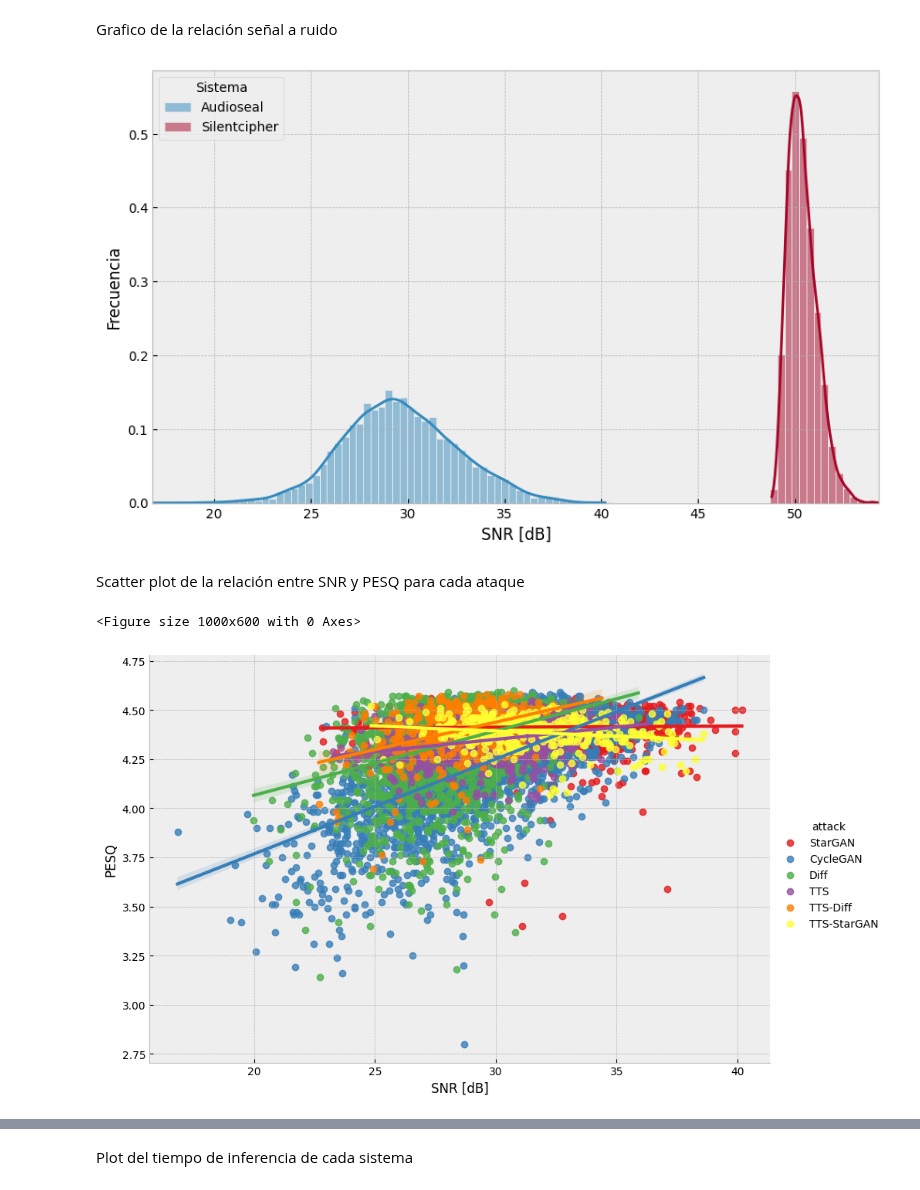
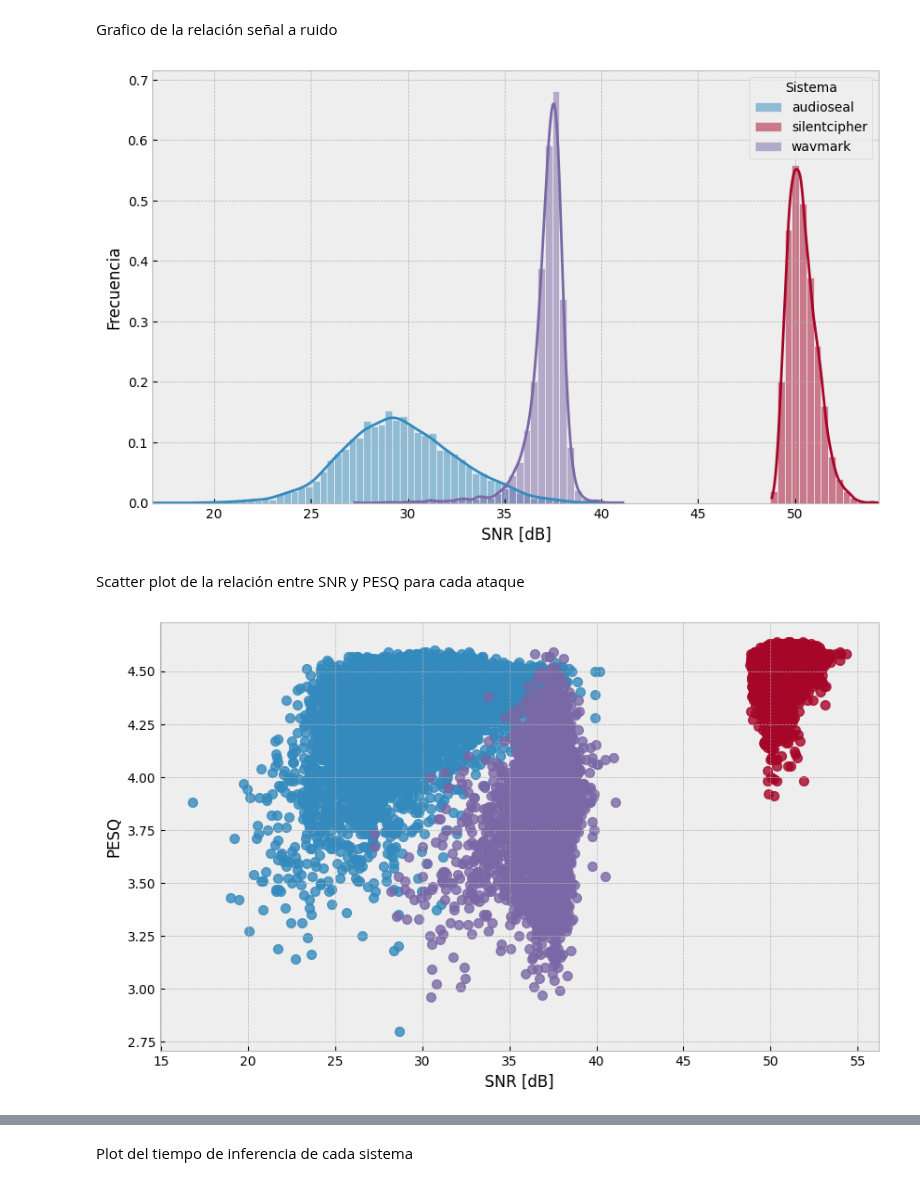
Before and after one commit to almarazj/watermarking-systems, a Jupyter notebook: plots/plots_tesis.ipynb, the cells around one changed output, grey strips where cells are left out. Drawn from its saved outputs; the diff is of its cells as text; code cells hidden in the pictures.

Commit message:
Nuevos plots con el wavmark

```diff
--- a/plots/plots_tesis.ipynb
+++ b/plots/plots_tesis.ipynb
@@ -56,8 +55,8 @@ plt.figure(figsize=(10, 6))
 plt.xlabel('SNR [dB]', fontsize=12)
 plt.ylabel('Frecuencia', fontsize=12)
 
-snr_min = min(data['Audioseal']['snr'].min(), data['Silentcipher']['snr'].min())
-snr_max = max(data['Audioseal']['snr'].max(), data['Silentcipher']['snr'].max())
+snr_min = min(data[system]['snr'].min() for system in systems)
+snr_max = max(data[system]['snr'].max() for system in systems)
 
 bins = np.linspace(snr_min, snr_max, 101)
 
@@ -66,23 +65,25 @@ for system, df in data.items():
 
 plt.legend(title='Sistema')
 plt.xlim([snr_min, snr_max])
-plt.savefig('plots/snr_combined.svg')
+plt.savefig(plots_folder / 'snr_combined.svg')
 plt.show()
 # %% [output]
-[figure, old version]
+[figure, new version]
 # %% [markdown]
 Scatter plot de la relación entre SNR y PESQ para cada ataque
 # %%
 plt.style.use('bmh')
 plt.figure(figsize=(10, 6))
-sns.lmplot(x='snr', y='pesq', data=data['audioseal'], hue='attack', palette='Set1', markers='o', height=6, aspect=1.5)
 plt.xlabel('SNR [dB]')
 plt.ylabel('PESQ')
-plt.savefig('plots/audioseal/snr-pesq.svg')
+for system in systems:
+    sns.regplot(x='snr', y='pesq', data=data[system], label=system, marker='o', scatter_kws={'s': 50}, fit_reg=False)
+plt.xlabel('SNR [dB]')
+plt.ylabel('PESQ')
+plt.savefig(plots_folder / 'snr-pesq.svg')
 plt.show()
 # %% [output]
-<Figure size 1000x600 with 0 Axes>
-[figure, old version]
+[figure, new version]
 # %%
 correlation, p_value = pearsonr(data['audioseal']['snr'], data['audioseal']['pesq'])
 print(f'Coeficiente de correlación de Pearson: {correlation}')
```
Also changed, not shown: parts of 5 cells of this notebook.
